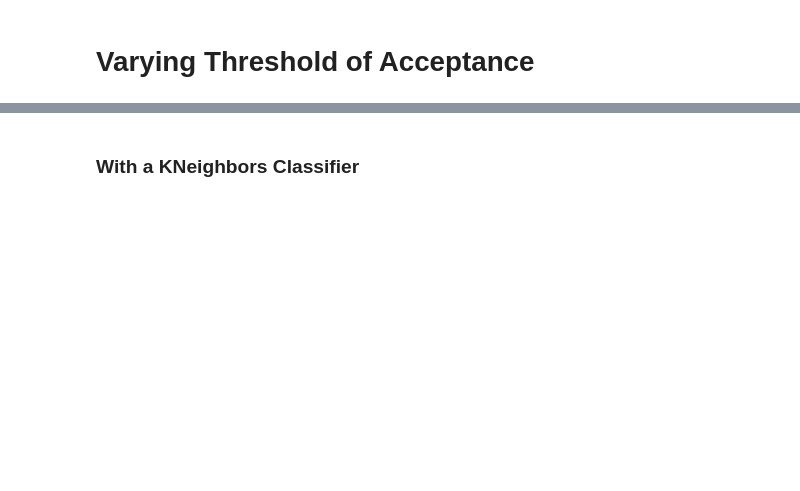
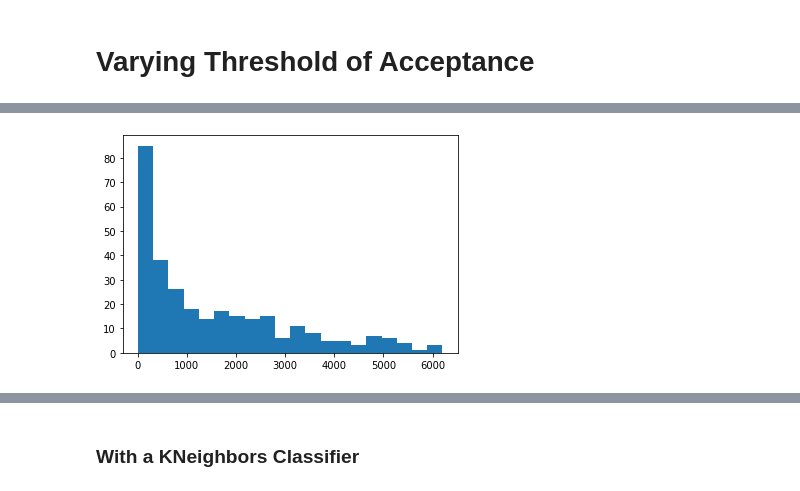
Before and after one commit to adriensaremi/Springboard, a Jupyter notebook: Capstone_1/Machine_Learning_Model_2.ipynb, the cells around one changed output, grey strips where cells are left out. Saved outputs shown, nothing was run; the diff lists cells and outputs as text; code cells hidden in the pictures; blank space fills up the shorter version.

```diff
--- a/Capstone_1/Machine_Learning_Model_2.ipynb
+++ b/Capstone_1/Machine_Learning_Model_2.ipynb
@@ -258,0 +351,5 @@ X = normalizeX(X, colsnum)
+# %%
+plt.hist(wrt[wrt.yffs>1].yffs, bins = 20)
+plt.show()
+# %% [output]
+[figure, added]
```
Also changed, not shown: parts of 32 cells of this notebook.
